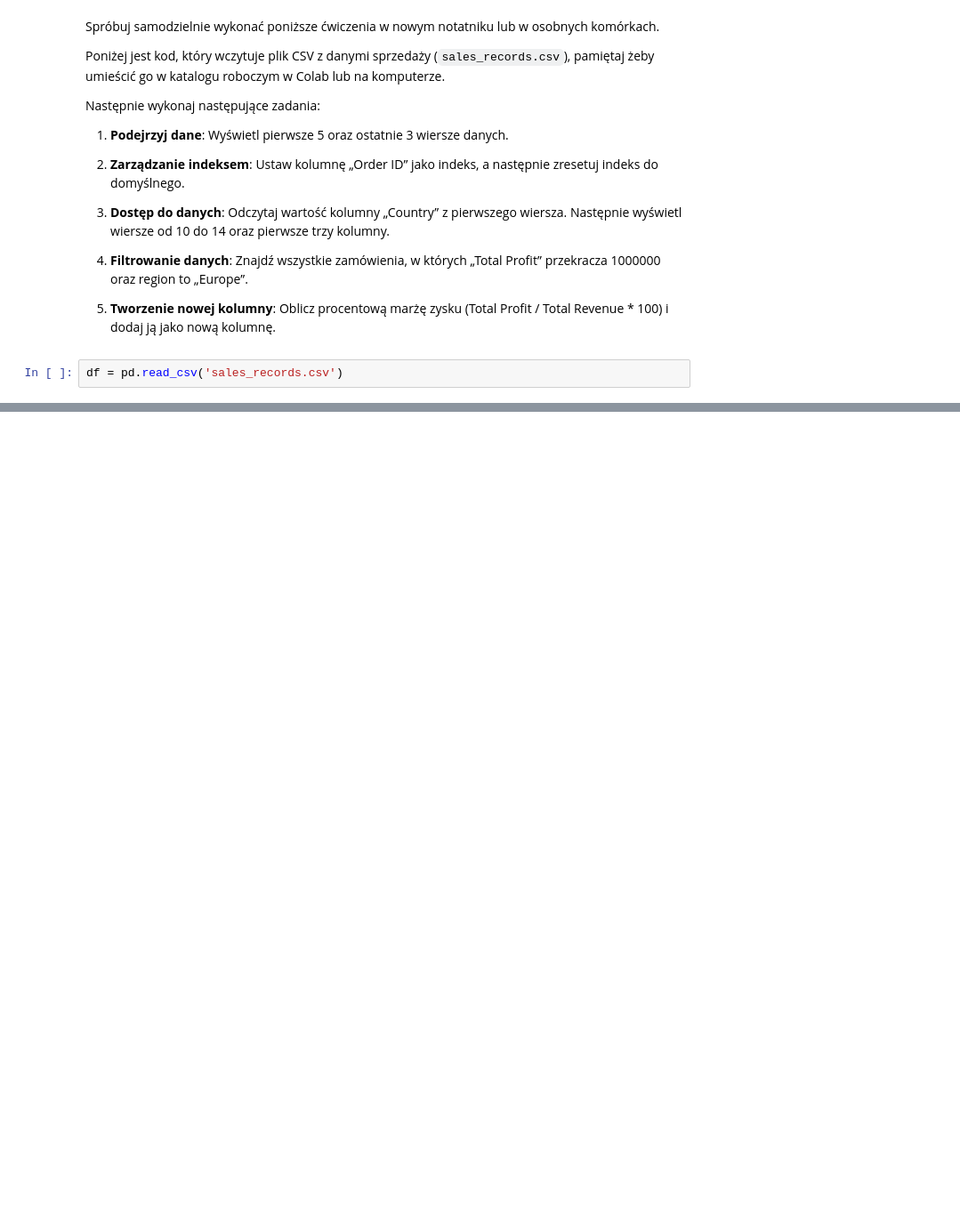
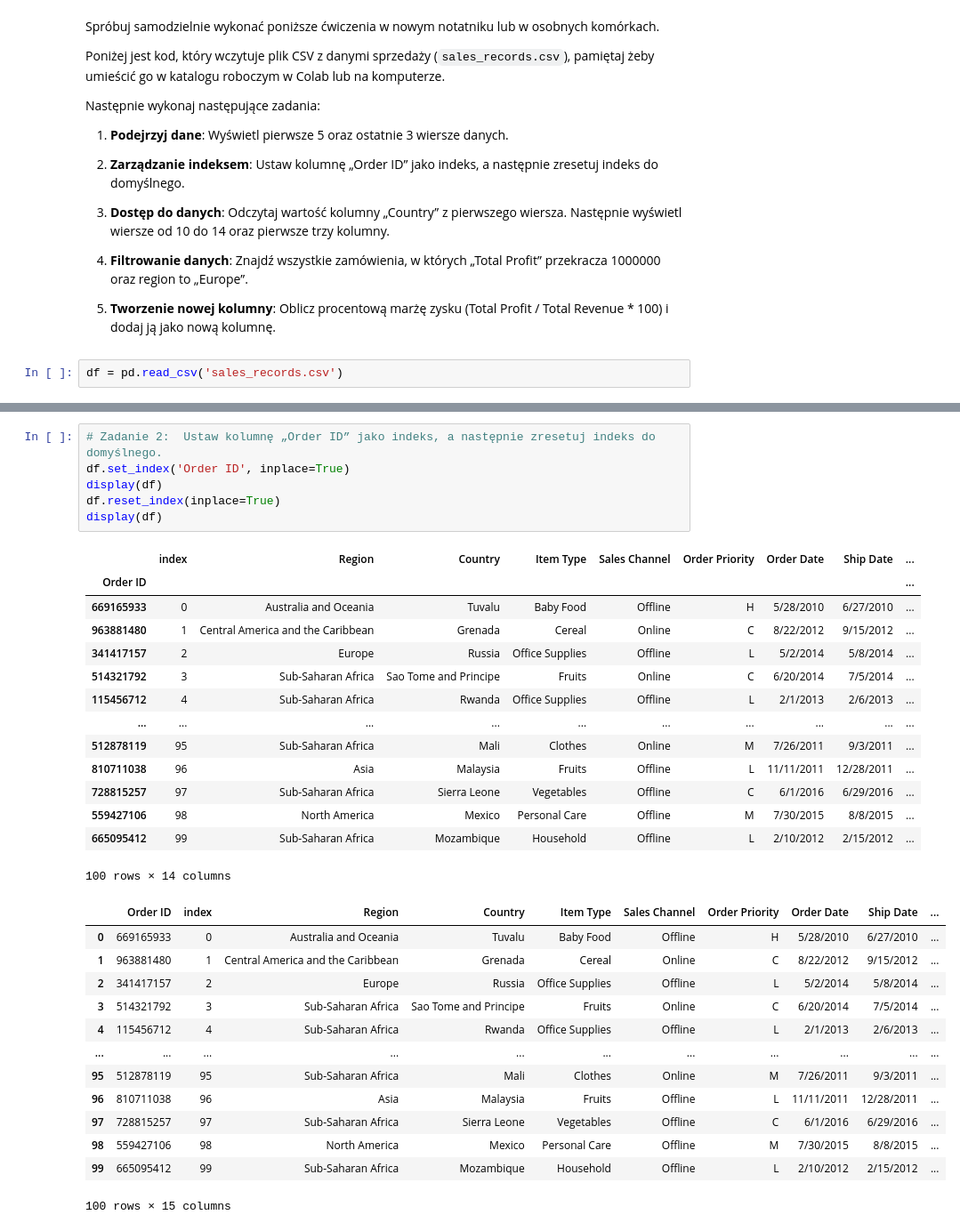
Before and after one commit to mkwkomorowski/pierwszy-projekt, a Jupyter notebook: 3_9_pandas_operacje_na_df.ipynb, the cells around one changed output, grey strips where cells are left out. Shown at 89% size. Cells and saved outputs as stored; diff of their text form; blank space fills up the shorter version.

```diff
--- a/3_9_pandas_operacje_na_df.ipynb
+++ b/3_9_pandas_operacje_na_df.ipynb
@@ -317,0 +715,34 @@ df
+# %%
+# Zadanie 2:  Ustaw kolumnę „Order ID” jako indeks, a następnie zresetuj indeks do domyślnego.
+df.set_index('Order ID', inplace=True)
+display(df)
+df.reset_index(inplace=True)
+display(df)
+# %% [output]
+|  | index | Region | Country | Item Type | Sales Channel | Order Priority | Order Date | Ship Date | ... |
+| Order ID |  |  |  |  |  |  |  |  | ... |
+| 669165933 | 0 | Australia and Oceania | Tuvalu | Baby Food | Offline | H | 5/28/2010 | 6/27/2010 | ... |
+| 963881480 | 1 | Central America and the Caribbean | Grenada | Cereal | Online | C | 8/22/2012 | 9/15/2012 | ... |
+| 341417157 | 2 | Europe | Russia | Office Supplies | Offline | L | 5/2/2014 | 5/8/2014 | ... |
+| 514321792 | 3 | Sub-Saharan Africa | Sao Tome and Principe | Fruits | Online | C | 6/20/2014 | 7/5/2014 | ... |
+| 115456712 | 4 | Sub-Saharan Africa | Rwanda | Office Supplies | Offline | L | 2/1/2013 | 2/6/2013 | ... |
+| ... | ... | ... | ... | ... | ... | ... | ... | ... | ... |
+| 512878119 | 95 | Sub-Saharan Africa | Mali | Clothes | Online | M | 7/26/2011 | 9/3/2011 | ... |
+| 810711038 | 96 | Asia | Malaysia | Fruits | Offline | L | 11/11/2011 | 12/28/2011 | ... |
+| 728815257 | 97 | Sub-Saharan Africa | Sierra Leone | Vegetables | Offline | C | 6/1/2016 | 6/29/2016 | ... |
+| 559427106 | 98 | North America | Mexico | Personal Care | Offline | M | 7/30/2015 | 8/8/2015 | ... |
+| 665095412 | 99 | Sub-Saharan Africa | Mozambique | Household | Offline | L | 2/10/2012 | 2/15/2012 | ... |
+100 rows × 14 columns
+|  | Order ID | index | Region | Country | Item Type | Sales Channel | Order Priority | Order Date | Ship Date | ... |
+| 0 | 669165933 | 0 | Australia and Oceania | Tuvalu | Baby Food | Offline | H | 5/28/2010 | 6/27/2010 | ... |
+| 1 | 963881480 | 1 | Central America and the Caribbean | Grenada | Cereal | Online | C | 8/22/2012 | 9/15/2012 | ... |
+| 2 | 341417157 | 2 | Europe | Russia | Office Supplies | Offline | L | 5/2/2014 | 5/8/2014 | ... |
+| 3 | 514321792 | 3 | Sub-Saharan Africa | Sao Tome and Principe | Fruits | Online | C | 6/20/2014 | 7/5/2014 | ... |
+| 4 | 115456712 | 4 | Sub-Saharan Africa | Rwanda | Office Supplies | Offline | L | 2/1/2013 | 2/6/2013 | ... |
+| ... | ... | ... | ... | ... | ... | ... | ... | ... | ... | ... |
+| 95 | 512878119 | 95 | Sub-Saharan Africa | Mali | Clothes | Online | M | 7/26/2011 | 9/3/2011 | ... |
+| 96 | 810711038 | 96 | Asia | Malaysia | Fruits | Offline | L | 11/11/2011 | 12/28/2011 | ... |
+| 97 | 728815257 | 97 | Sub-Saharan Africa | Sierra Leone | Vegetables | Offline | C | 6/1/2016 | 6/29/2016 | ... |
+| 98 | 559427106 | 98 | North America | Mexico | Personal Care | Offline | M | 7/30/2015 | 8/8/2015 | ... |
+| 99 | 665095412 | 99 | Sub-Saharan Africa | Mozambique | Household | Offline | L | 2/10/2012 | 2/15/2012 | ... |
+100 rows × 15 columns
```
Also changed, not shown: parts of 78 cells of this notebook, 2 other files.
